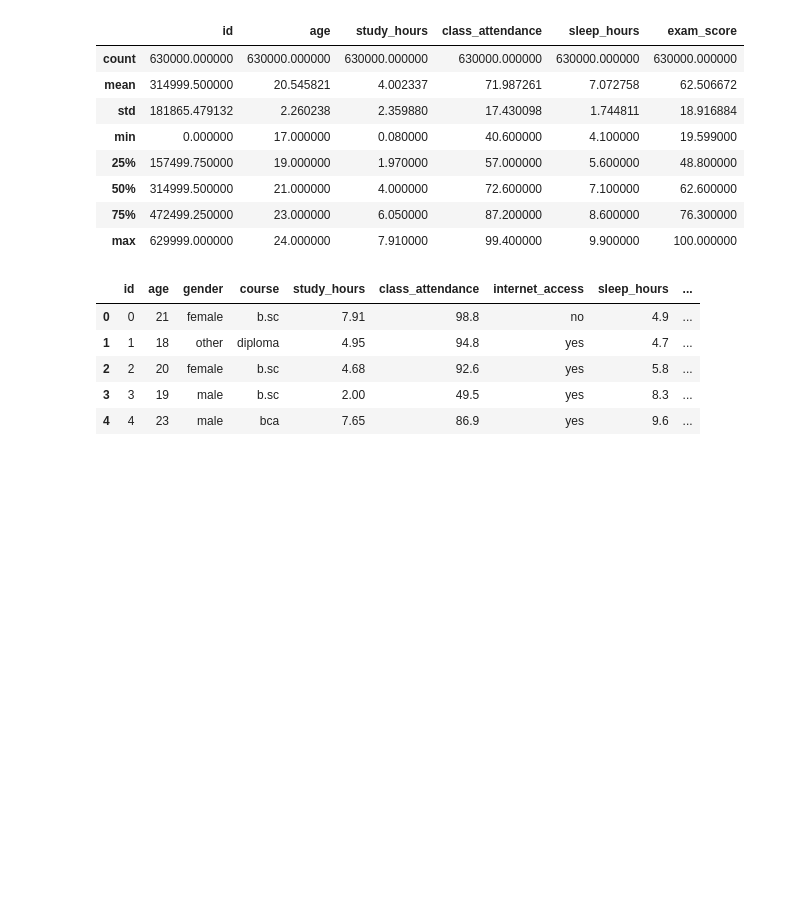
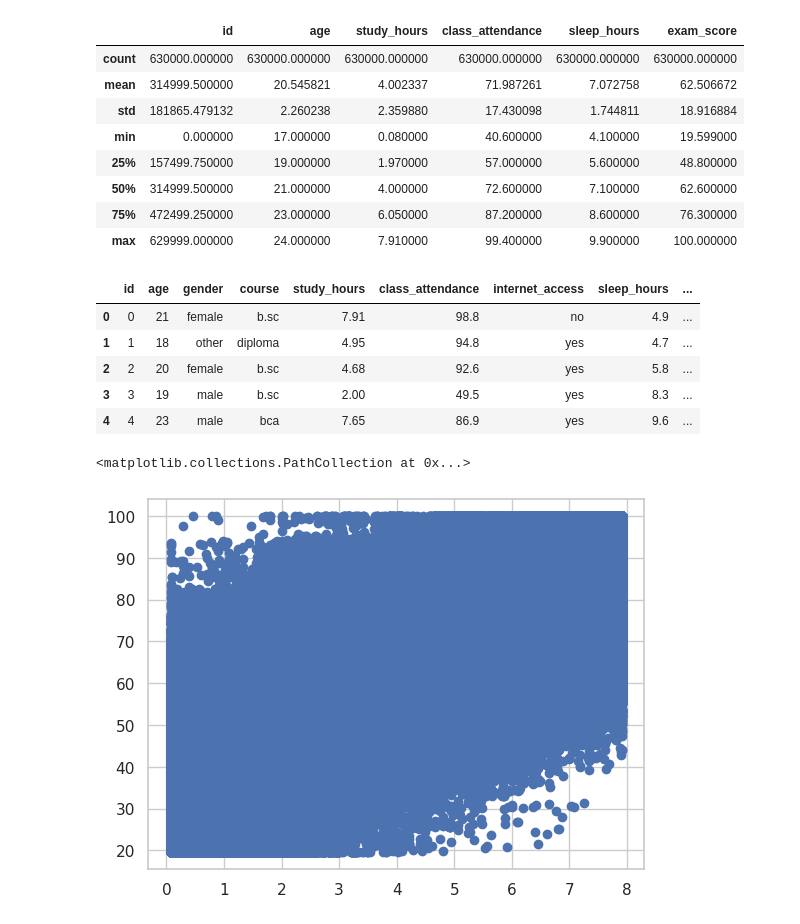
Before and after one commit to dkworks108/Predicting-Student-Test-Scores, a Jupyter notebook: notebook.ipynb, the cells around one changed output. Drawn from its saved outputs; the diff is of its cells as text; code cells hidden in the pictures; blank space fills up the shorter version.

```diff
--- a/notebook.ipynb
+++ b/notebook.ipynb
@@ -110,3 +110,8 @@ df_train.head()
 | 4 | 4 | 23 | male | bca | 7.65 | 86.9 | yes | 9.6 | ... |
 # %%
 import matplotlib.pyplot as plt
+# %%
+plt.scatter(df_train['study_hours'], df_train['exam_score'])
+# %% [output]
+<matplotlib.collections.PathCollection at 0x...>
+[figure, added]
```
